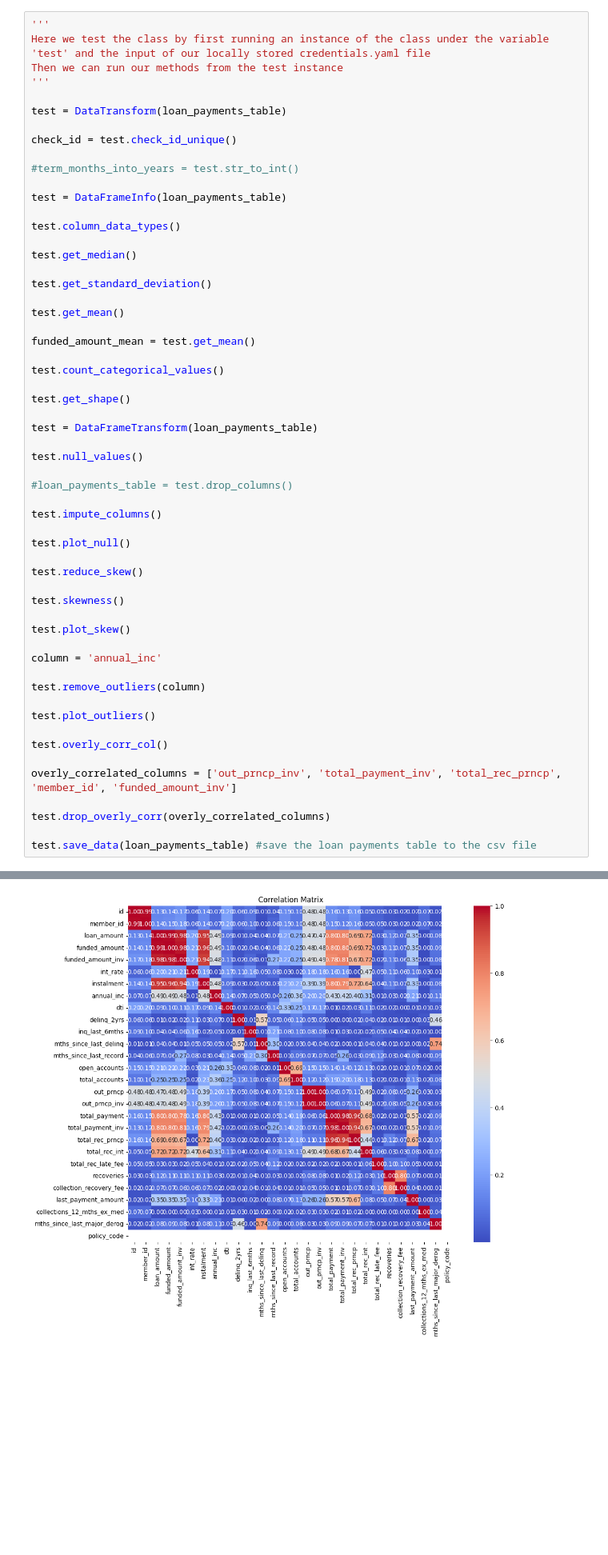
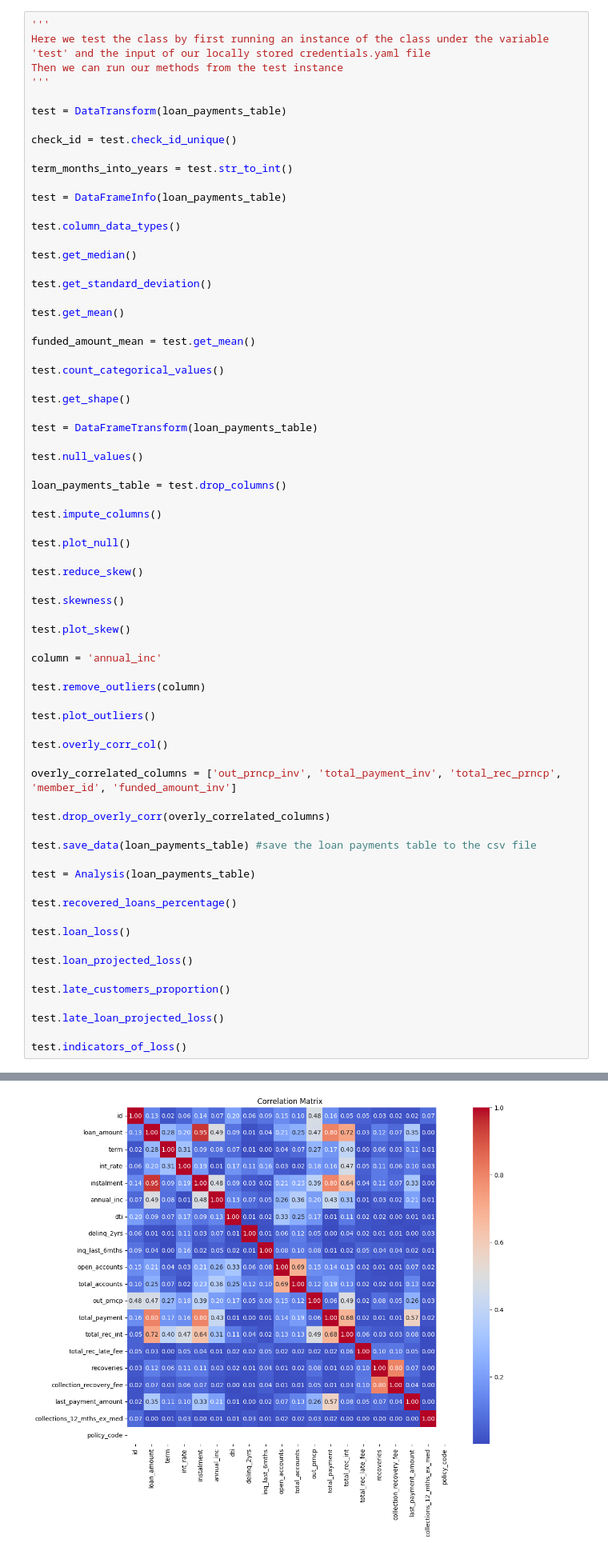
Before and after one commit to JPigera/exploratory-data-analysis---customer-loans-in-finance804, a Jupyter notebook: db_utils.ipynb, the cells around one changed output, grey strips where cells are left out. Shown at 80% size. Saved outputs shown, nothing was run; the diff lists cells and outputs as text; blank space fills up the shorter version.

```diff
--- a/db_utils.ipynb
+++ b/db_utils.ipynb
@@ -457,7 +753,7 @@ test = DataTransform(loan_payments_table)
 
 check_id = test.check_id_unique()
 
-#term_months_into_years = test.str_to_int()
+term_months_into_years = test.str_to_int()
 
 test = DataFrameInfo(loan_payments_table)
 
@@ -479,7 +775,7 @@ test = DataFrameTransform(loan_payments_table)
 
 test.null_values()
 
-#loan_payments_table = test.drop_columns()
+loan_payments_table = test.drop_columns()
 
 test.impute_columns()
 
@@ -504,5 +800,19 @@ overly_correlated_columns = ['out_prncp_inv', 'total_payment_inv', 'total_rec_pr
 test.drop_overly_corr(overly_correlated_columns)
 
 test.save_data(loan_payments_table) #save the loan payments table to the csv file
+
+test = Analysis(loan_payments_table)
+
+test.recovered_loans_percentage()
+
+test.loan_loss()
+
+test.loan_projected_loss()
+
+test.late_customers_proportion()
+
+test.late_loan_projected_loss()
+
+test.indicators_of_loss()
 # %% [output]
 All id's are unique
@@ -527 +837 @@ policy_code                                          NaN          NaN
-[figure, old version]
+[figure, new version]
```
Also changed, not shown: parts of 3 cells of this notebook.
